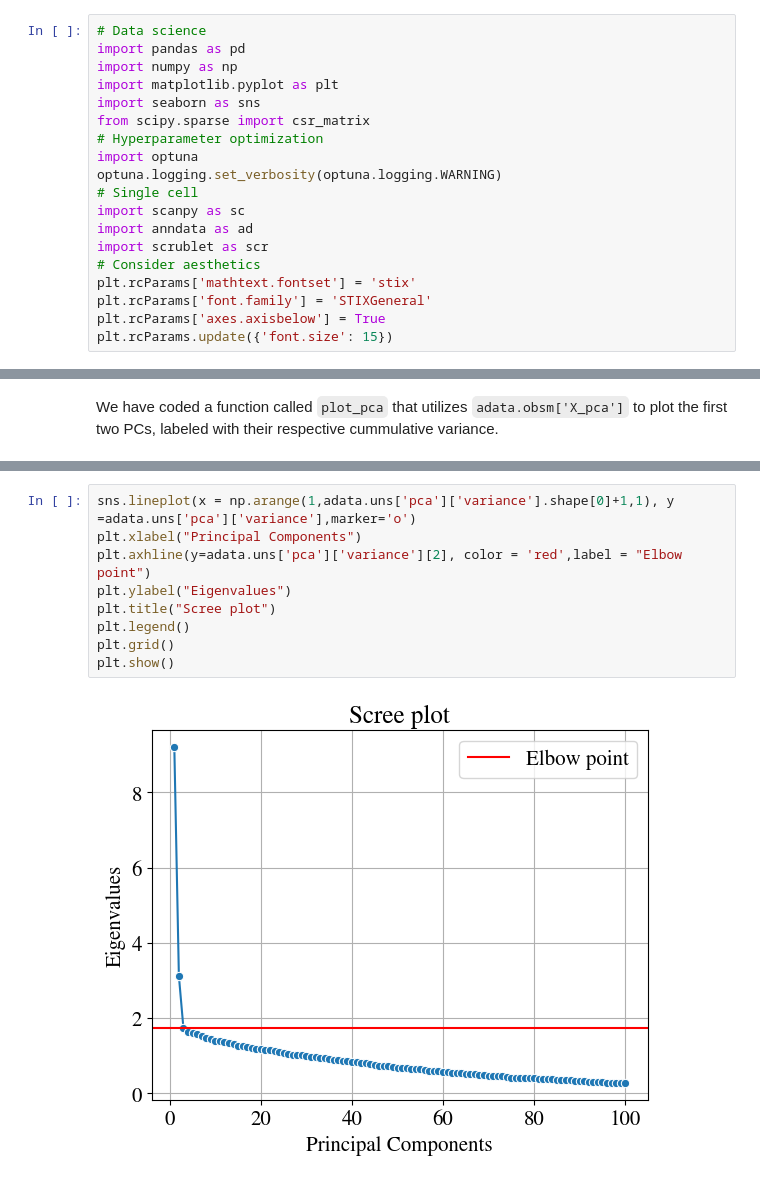
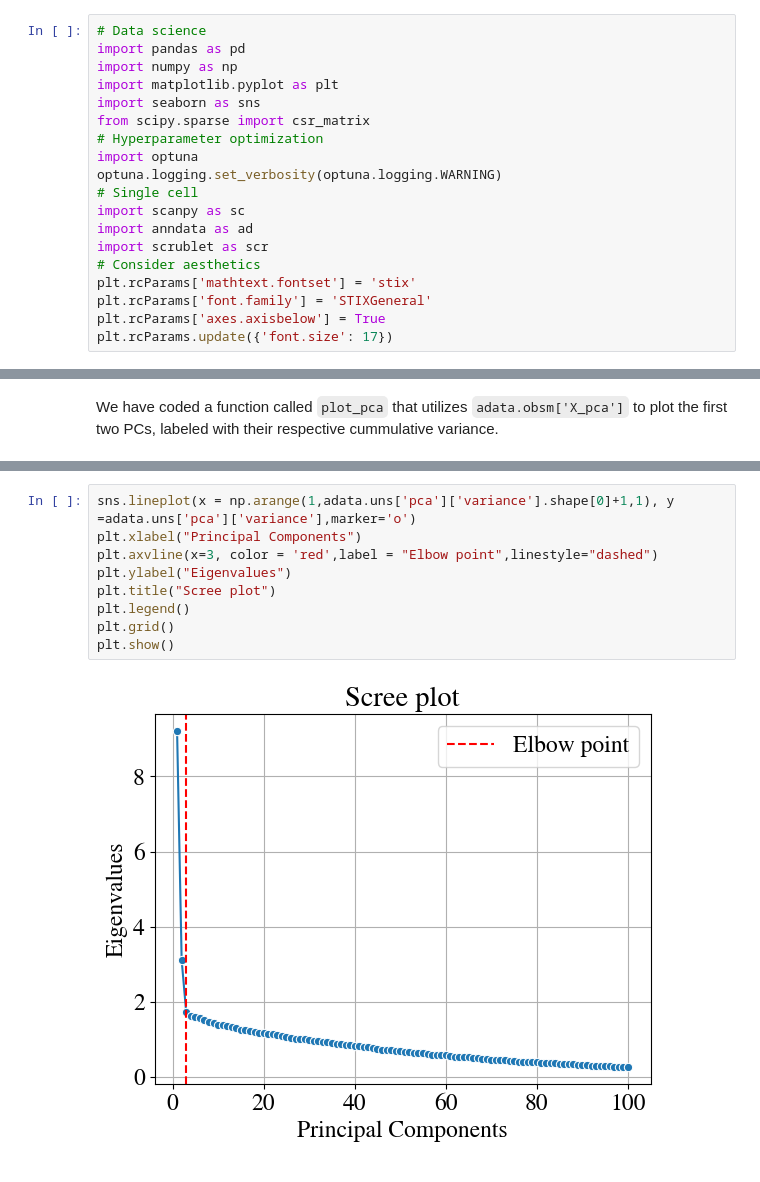
Before and after one commit to KyriakosPsa/scGmix-ML-pipeline, a Jupyter notebook: preprocessing.ipynb, the cells around one changed output, grey strips where cells are left out. Saved outputs shown, nothing was run; the diff lists cells and outputs as text.

```diff
--- a/preprocessing.ipynb
+++ b/preprocessing.ipynb
@@ -18,7 +18,7 @@ import scrublet as scr
 plt.rcParams['mathtext.fontset'] = 'stix'
 plt.rcParams['font.family'] = 'STIXGeneral'
 plt.rcParams['axes.axisbelow'] = True
-plt.rcParams.update({'font.size': 15})
+plt.rcParams.update({'font.size': 17})
 # %% [markdown]
 # **Why scanpy?**
 # %% [markdown]
@@ -243,12 +242,12 @@ In the following illustration, you can observe the scree plot, which clearly ind
 # %%
 sns.lineplot(x = np.arange(1,adata.uns['pca']['variance'].shape[0]+1,1), y =adata.uns['pca']['variance'],marker='o')
 plt.xlabel("Principal Components")
-plt.axhline(y=adata.uns['pca']['variance'][2], color = 'red',label = "Elbow point")
+plt.axvline(x=3, color = 'red',label = "Elbow point",linestyle="dashed")
 plt.ylabel("Eigenvalues")
 plt.title("Scree plot")
 plt.legend()
 plt.grid()
 plt.show()
 # %% [output]
-[figure, old version]
+[figure, new version]
 # %% [markdown]
```
Also changed, not shown: parts of 10 cells of this notebook, 1 other file.
